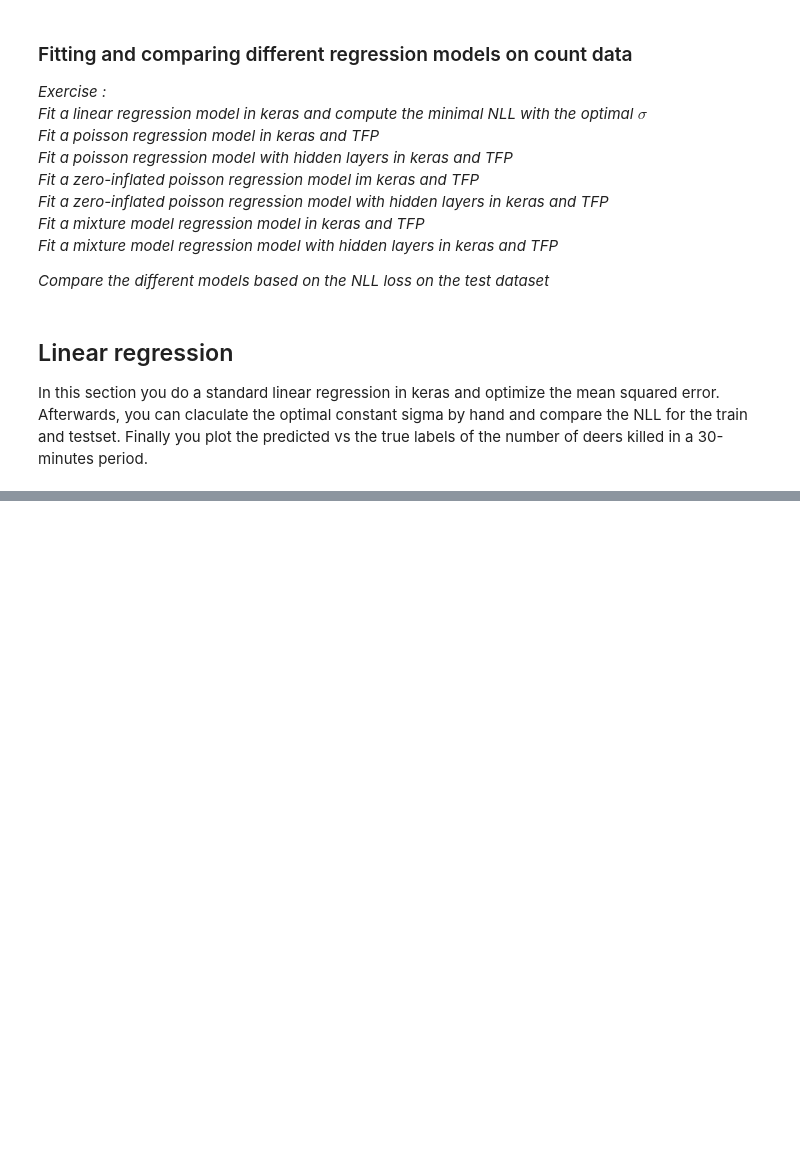
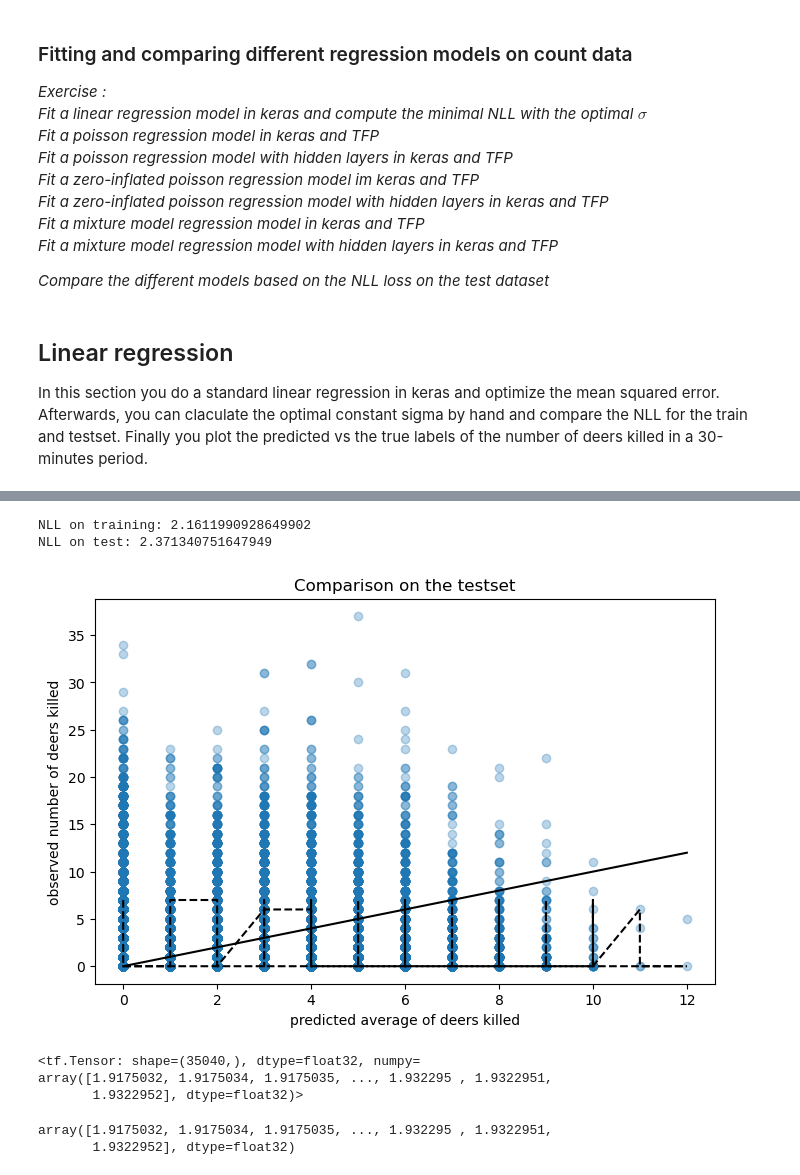
Before and after one commit to Evan1987/algorithm_learn, a Jupyter notebook: probability-deep-learning/Chap06/Chap06_02.ipynb, the cells around one changed output, grey strips where cells are left out. Cells and saved outputs as stored; diff of their text form; code cells hidden in the pictures; blank space fills up the shorter version.

```diff
--- a/probability-deep-learning/Chap06/Chap06_02.ipynb
+++ b/probability-deep-learning/Chap06/Chap06_02.ipynb
@@ -136,0 +361,18 @@ TypeError: You are passing KerasTensor(type_spec=TensorSpec(shape=(None, 1), dty
+# %%
+inputs = Input(shape=(X_train.shape[1],))
+out = Dense(2)(inputs)
+
+def zero_inf(out):
+    rate = K.exp(out[:, 0])
+    s = K.sigmoid(out[:, 1:2])
+    probs = tf.concat([1 - s, s], axis=1)
+    return tfd.Mixture(
+        cat=tfd.Categorical(probs=probs),
+        components=[tfd.Deterministic(loc=K.zeros_like(rate)),
+                    tfd.Poisson(rate=rate, force_probs_to_zero_outside_support=True)])
+
+dist = tfp.layers.DistributionLambda(zero_inf)(out)
+model_zip = Model(inputs=inputs, outputs=dist, name="ZIPossion")
+
+model_zip.compile(Adam(learning_rate=0.01), loss=NLL)
+model_zip.summary()
@@ -136,0 +394,2 @@ TypeError: You are passing KerasTensor(type_spec=TensorSpec(shape=(None, 1), dty
+# %%
+hist_zip = model_zip.fit(x=X_train, y=y_train, validation_data=(X_test, y_test), epochs=10, verbose=1)
@@ -136,0 +417,35 @@ TypeError: You are passing KerasTensor(type_spec=TensorSpec(shape=(None, 1), dty
+# %%
+NLL_train = model_zip.evaluate(X_train, y_train, verbose=0)
+NLL_test = model_zip.evaluate(X_test, y_test, verbose=0)
+
+print('NLL on training:', NLL_train)
+print('NLL on test:', NLL_test)
+# %% [output]
+NLL on training: 2.1611990928649902
+NLL on test: 2.371340751647949
+# %%
+y_test_pred = model_zip.predict(X_test)
+upper = np.zeros_like(y_test)
+lower = np.zeros_like(y_test)
+batch_size = 10
+
+for i in tqdm(range(0, len(X_test), batch_size)):
+    slice_ = slice(i * batch_size, (i + 1) * batch_size)
+    samples = model_zip(X_test[slice_]).sample(5000).numpy().T
+    upper[slice_] = np.quantile(samples, 0.975, axis=1)
+    lower[slice_] = np.quantile(samples, 0.025, axis=1)
+
+plot_pred(y_test, y_test_pred, lower, upper)
+# %% [output]
+[figure, added]
+# %%
+model_zip(X_test).mean()
+# %% [output]
+<tf.Tensor: shape=(35040,), dtype=float32, numpy=
+array([1.9175032, 1.9175034, 1.9175035, ..., 1.932295 , 1.9322951,
+       1.9322952], dtype=float32)>
+# %%
+y_test_pred2
+# %% [output]
+array([1.9175032, 1.9175034, 1.9175035, ..., 1.932295 , 1.9322951,
+       1.9322952], dtype=float32)
```
Also changed, not shown: parts of 23 cells of this notebook, 1 other file.
